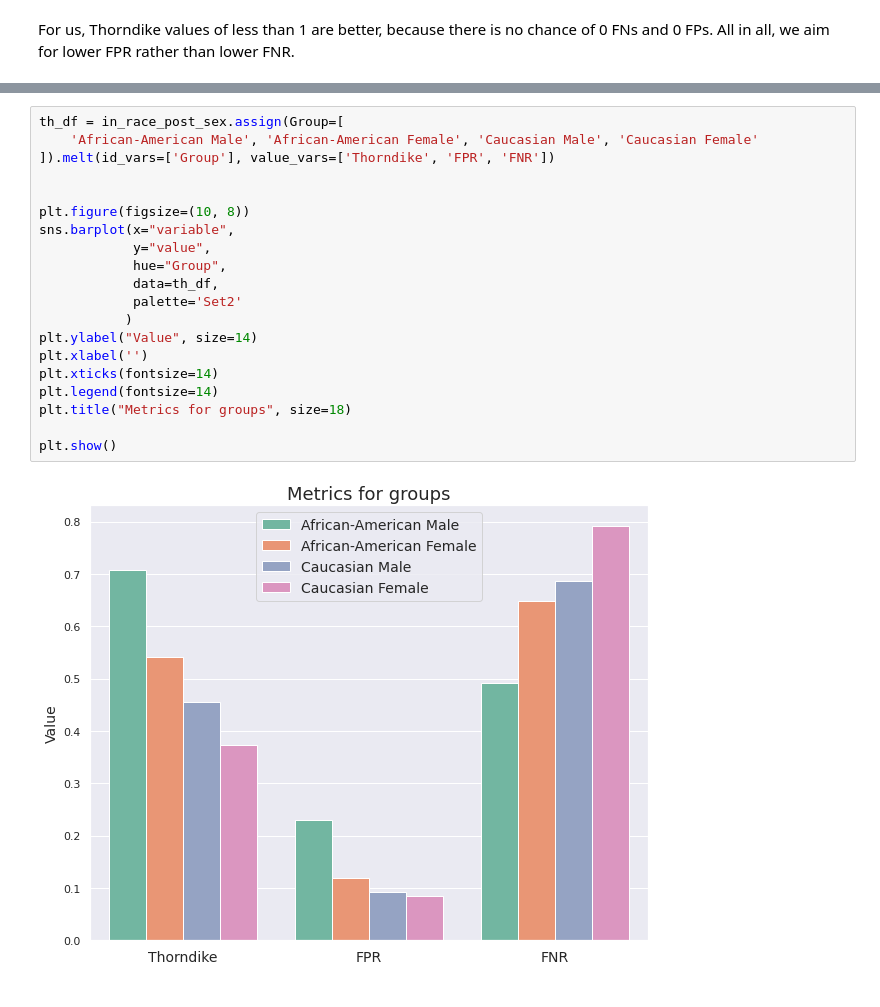
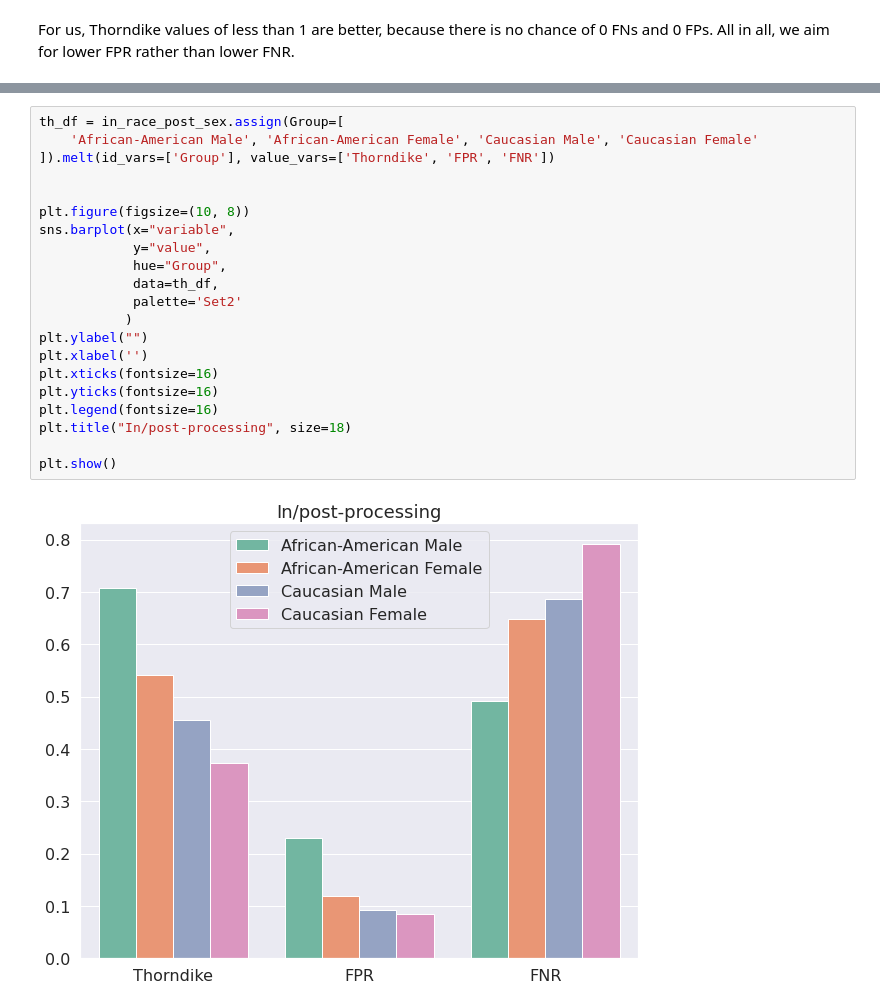
Before and after one commit to llmlks/fairness-recidivism, a Jupyter notebook: Project3.ipynb, the cells around one changed output, grey strips where cells are left out. Saved outputs shown, nothing was run; the diff lists cells and outputs as text.

```diff
--- a/Project3.ipynb
+++ b/Project3.ipynb
@@ -980,22 +984,23 @@ plt.show()
 # %%
 th_df = in_race_post_sex.assign(Group=[
     'African-American Male', 'African-American Female', 'Caucasian Male', 'Caucasian Female'
 ]).melt(id_vars=['Group'], value_vars=['Thorndike', 'FPR', 'FNR'])
 
 
 plt.figure(figsize=(10, 8))
 sns.barplot(x="variable",
             y="value",
             hue="Group",
             data=th_df,
             palette='Set2'
            )
-plt.ylabel("Value", size=14)
+plt.ylabel("")
 plt.xlabel('')
-plt.xticks(fontsize=14)
-plt.legend(fontsize=14)
-plt.title("Metrics for groups", size=18)
+plt.xticks(fontsize=16)
+plt.yticks(fontsize=16)
+plt.legend(fontsize=16)
+plt.title("In/post-processing", size=18)
 
 plt.show()
 # %% [output]
-[figure, old version]
+[figure, new version]
```
Also changed, not shown: parts of 6 cells of this notebook.
